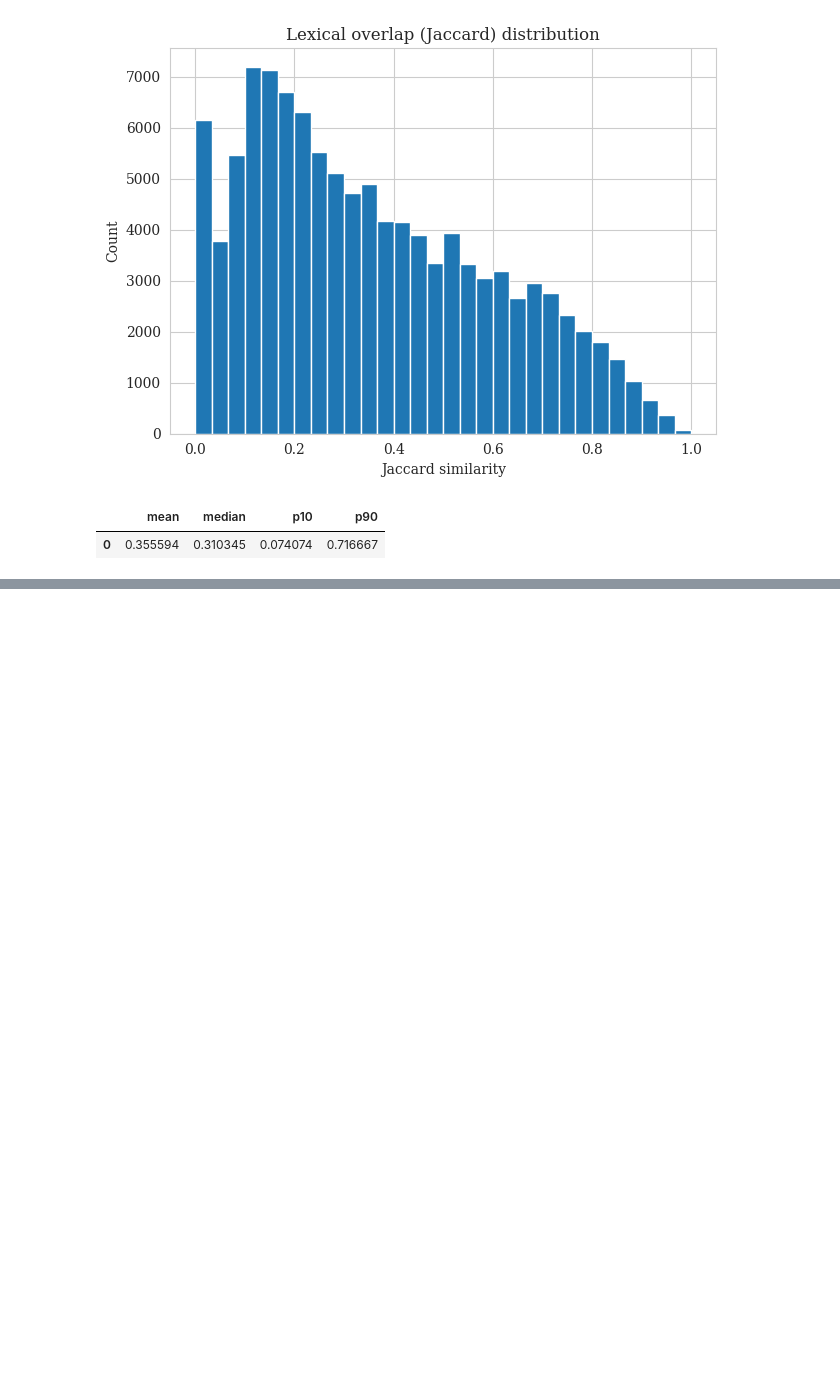
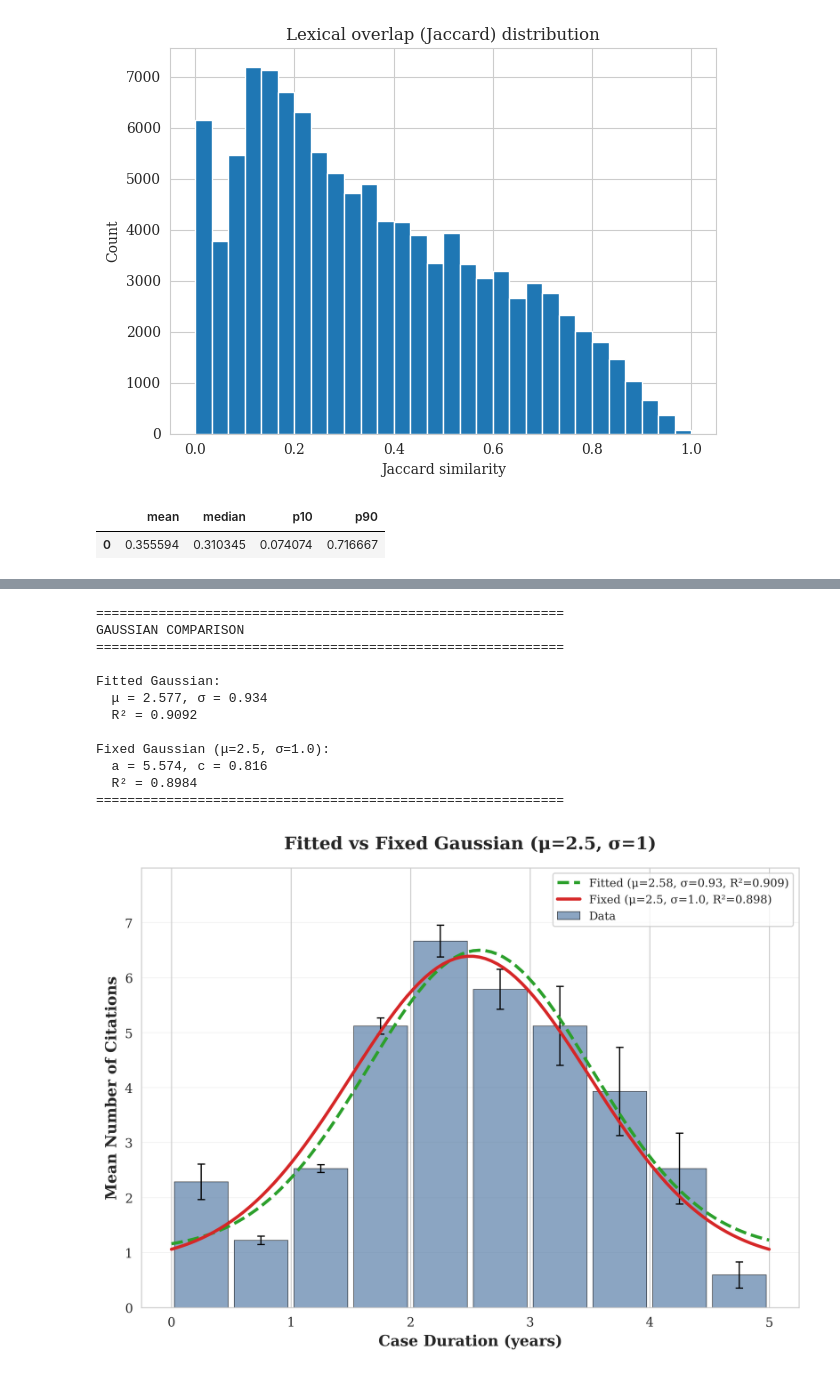
Before and after one commit to christianjensen2903/Master-Thesis, a Jupyter notebook: data_analysis/data_analysis.ipynb, the cells around one changed output, grey strips where cells are left out. Drawn from its saved outputs; the diff is of its cells as text; code cells hidden in the pictures; blank space fills up the shorter version.

```diff
--- a/data_analysis/data_analysis.ipynb
+++ b/data_analysis/data_analysis.ipynb
@@ -777,0 +1209,75 @@ pd.DataFrame([summary])
+# %%
+# ============================================================================
+# COMPARE FITTED GAUSSIAN VS FIXED μ=2.5, σ=1
+# ============================================================================
+
+# Fixed Gaussian: only fit amplitude and baseline
+def gaussian_fixed(x, a, c):
+    mu, sigma = 2.5, 1.0
+    return a * np.exp(-((x - mu)**2) / (2 * sigma**2)) + c
+
+# Fit with fixed mu/sigma
+popt_fixed, _ = curve_fit(gaussian_fixed, bin_centers, mean_citations)
+y_pred_fixed = gaussian_fixed(bin_centers, *popt_fixed)
+ss_res_fixed = np.sum((mean_citations - y_pred_fixed)**2)
+r2_fixed = 1 - (ss_res_fixed / ss_tot)
+
+# Compare
+print(f"{'='*60}")
+print("GAUSSIAN COMPARISON")
+print(f"{'='*60}")
+print(f"\nFitted Gaussian:")
+print(f"  μ = {popt_gauss[1]:.3f}, σ = {popt_gauss[2]:.3f}")
+print(f"  R² = {r2_gauss:.4f}")
+print(f"\nFixed Gaussian (μ=2.5, σ=1.0):")
+print(f"  a = {popt_fixed[0]:.3f}, c = {popt_fixed[1]:.3f}")
+print(f"  R² = {r2_fixed:.4f}")
+print(f"{'='*60}")
+
+# Plot comparison
+fig, ax = plt.subplots(figsize=(8, 6), dpi=300)
+
+# Bars
+bars = ax.bar(bin_centers, mean_citations, width=0.45,
+              color='#5A7FA8', edgecolor='black', linewidth=0.5, alpha=0.7, label='Data')
+ax.errorbar(bin_centers, mean_citations, yerr=sem_citations,
+            fmt='none', ecolor='black', capsize=3, capthick=1, linewidth=1)
+
+x_smooth = np.linspace(0, max_duration_years, 100)
+
+# Fitted Gaussian
+ax.plot(x_smooth, gaussian(x_smooth, *popt_gauss),
+        color='#2CA02C', linewidth=2.5, linestyle='--',
+        label=f'Fitted (μ={popt_gauss[1]:.2f}, σ={popt_gauss[2]:.2f}, R²={r2_gauss:.3f})')
+
+# Fixed Gaussian
+ax.plot(x_smooth, gaussian_fixed(x_smooth, *popt_fixed),
+        color='#D62728', linewidth=2.5, linestyle='-',
+        label=f'Fixed (μ=2.5, σ=1.0, R²={r2_fixed:.3f})')
+
+ax.set_xlabel('Case Duration (years)', fontsize=12, fontweight='bold')
+ax.set_ylabel('Mean Number of Citations', fontsize=12, fontweight='bold')
+ax.set_title('Fitted vs Fixed Gaussian (μ=2.5, σ=1)', fontsize=14, fontweight='bold', pad=15)
+ax.set_xlim(-0.25, max_duration_years + 0.25)
+ax.set_ylim(0, max(mean_citations) * 1.2)
+ax.legend(loc='upper right', frameon=True, fancybox=True, fontsize=9)
+ax.grid(True, alpha=0.3, linestyle='-', linewidth=0.5, axis='y')
+ax.set_axisbelow(True)
+ax.set_xticks(range(0, max_duration_years + 1))
+
+plt.tight_layout()
+plt.show()
+# %% [output]
+============================================================
+GAUSSIAN COMPARISON
+============================================================
+
+Fitted Gaussian:
+  μ = 2.577, σ = 0.934
+  R² = 0.9092
+
+Fixed Gaussian (μ=2.5, σ=1.0):
+  a = 5.574, c = 0.816
+  R² = 0.8984
+============================================================
+[figure, added]
```
Also changed, not shown: parts of 8 cells of this notebook, 3 other files.
